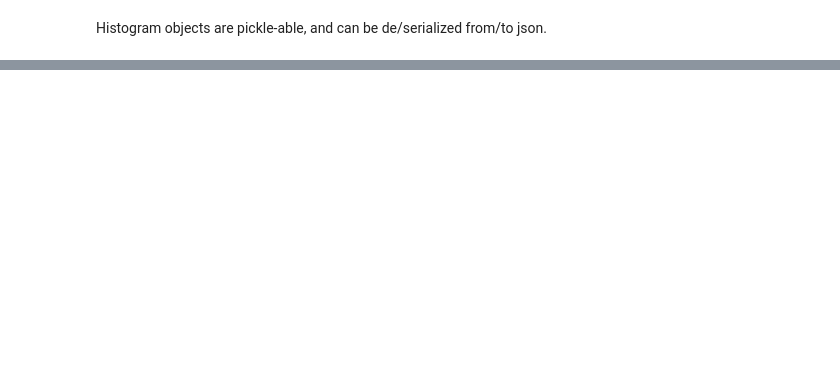
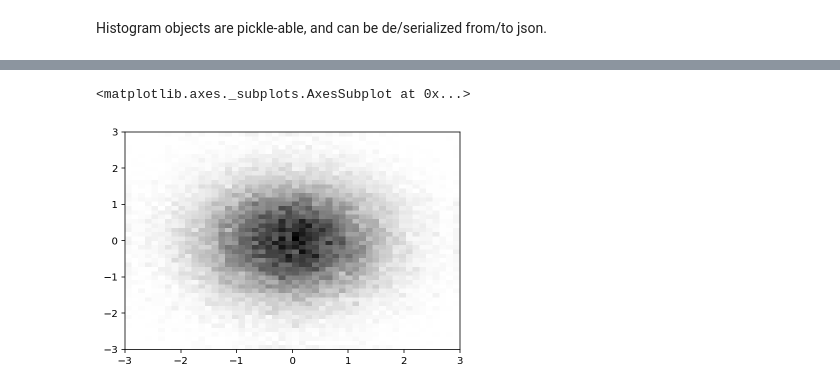
Before and after one commit to aminnj/yahist, a Jupyter notebook: examples/basic.ipynb, the cells around one changed output, grey strips where cells are left out. Drawn from its saved outputs; the diff is of its cells as text; code cells hidden in the pictures; blank space fills up the shorter version.

Commit message:
hist2d working with repr

```diff
--- a/examples/basic.ipynb
+++ b/examples/basic.ipynb
@@ -121,0 +122,9 @@ total count: 1000.0, metadata: {'label': 'num'}
+# %%
+from yahist import Hist2D
+
+N = 50000
+v = lambda:np.random.normal(0,1,N)
+lsp = np.linspace
+h = Hist2D(np.c_[v(), v()], bins=[lsp(-3,3,51), lsp(-3,3,51)])
+
+h
@@ -121,0 +161,5 @@ total count: 1000.0, metadata: {'label': 'num'}
+# %%
+h.plot(cmap="binary")
+# %% [output]
+<matplotlib.axes._subplots.AxesSubplot at 0x...>
+[figure, added]
```
Also changed, not shown: parts of 11 cells of this notebook, 1 other file.
